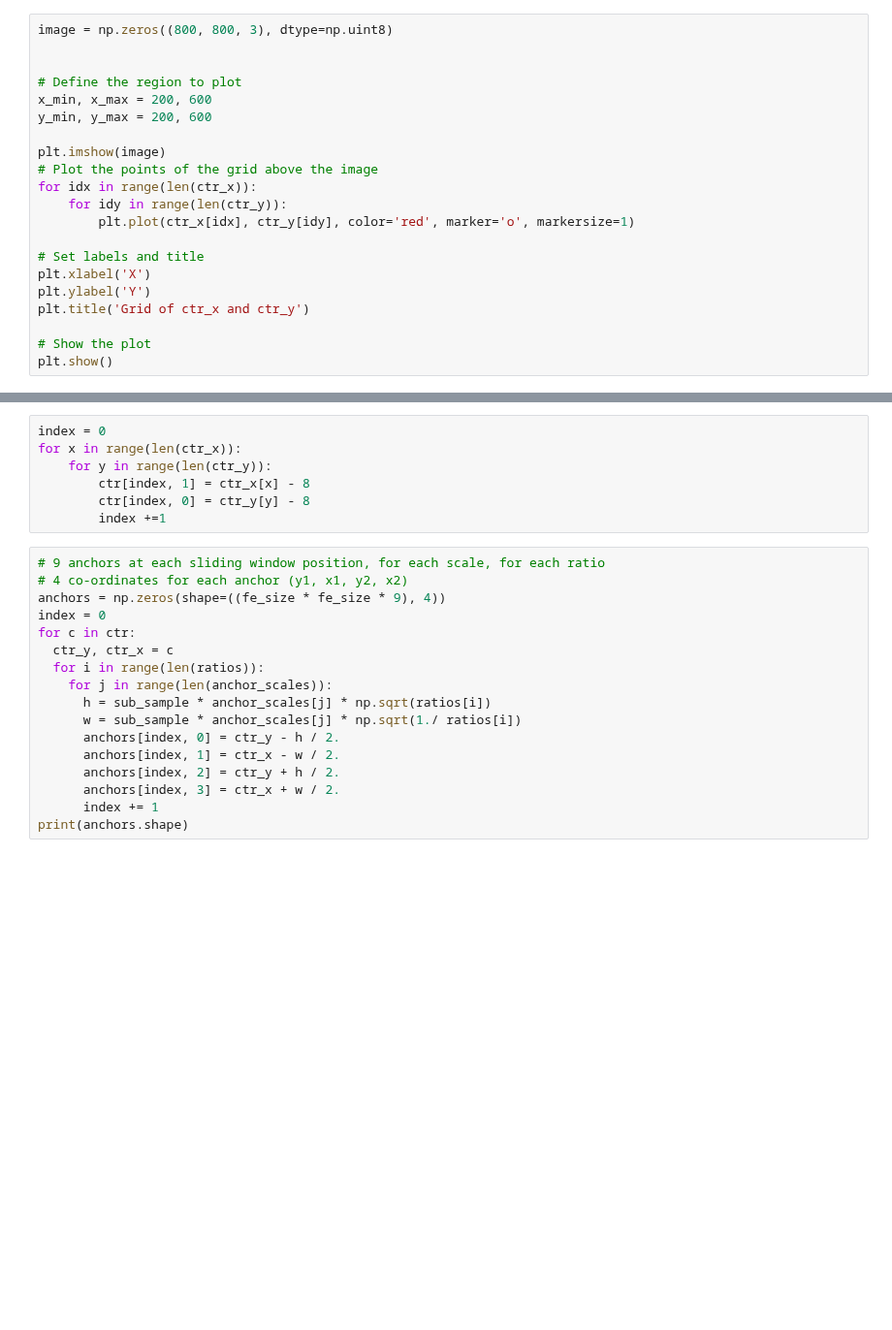
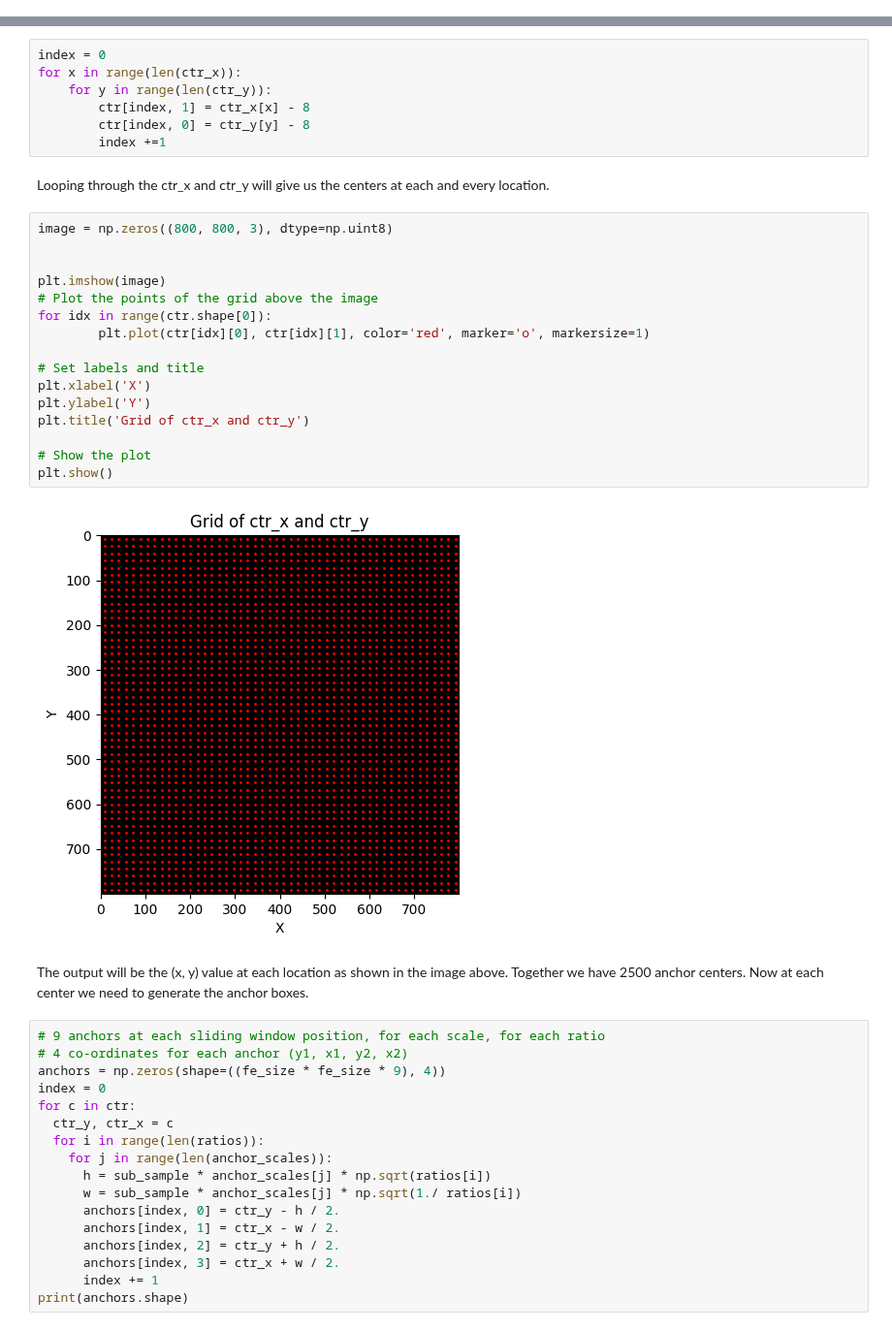
Before and after one commit to salvatorebuono02/ObjDct_Repo, a Jupyter notebook: TinyFasterRCNN.ipynb, the cells around one changed output, grey strips where cells are left out. Shown at 97% size. Saved outputs shown, nothing was run; the diff lists cells and outputs as text; blank space fills up the shorter version.

```diff
--- a/TinyFasterRCNN.ipynb
+++ b/TinyFasterRCNN.ipynb
@@ -170,24 +189,3 @@ ctr_y = np.arange(16, (fe_size+1) * 16, 16)
 print(ctr_x.shape, ctr_y.shape)
 # %% [output]
 (50,) (50,)
-# %%
-image = np.zeros((800, 800, 3), dtype=np.uint8)
-
-
-# Define the region to plot
-x_min, x_max = 200, 600
-y_min, y_max = 200, 600
-
-plt.imshow(image)
-# Plot the points of the grid above the image
-for idx in range(len(ctr_x)):
-    for idy in range(len(ctr_y)):
-        plt.plot(ctr_x[idx], ctr_y[idy], color='red', marker='o', markersize=1)
-
-# Set labels and title
-plt.xlabel('X')
-plt.ylabel('Y')
-plt.title('Grid of ctr_x and ctr_y')
-
-# Show the plot
-plt.show()
@@ -205,6 +201,28 @@ for x in range(len(ctr_x)):
         ctr[index, 1] = ctr_x[x] - 8
         ctr[index, 0] = ctr_y[y] - 8
         index +=1
+# %% [markdown]
+Looping through the ctr_x and ctr_y will give us the centers at each and every location.
+# %%
+image = np.zeros((800, 800, 3), dtype=np.uint8)
+
+
+plt.imshow(image)
+# Plot the points of the grid above the image
+for idx in range(ctr.shape[0]):
+        plt.plot(ctr[idx][0], ctr[idx][1], color='red', marker='o', markersize=1)
+
+# Set labels and title
+plt.xlabel('X')
+plt.ylabel('Y')
+plt.title('Grid of ctr_x and ctr_y')
+
+# Show the plot
+plt.show()
+# %% [output]
+[figure, added]
+# %% [markdown]
+The output will be the (x, y) value at each location as shown in the image above. Together we have 2500 anchor centers. Now at each center we need to generate the anchor boxes.
 # %%
 # 9 anchors at each sliding window position, for each scale, for each ratio
 # 4 co-ordinates for each anchor (y1, x1, y2, x2)
```
Also changed, not shown: parts of 80 cells of this notebook.
